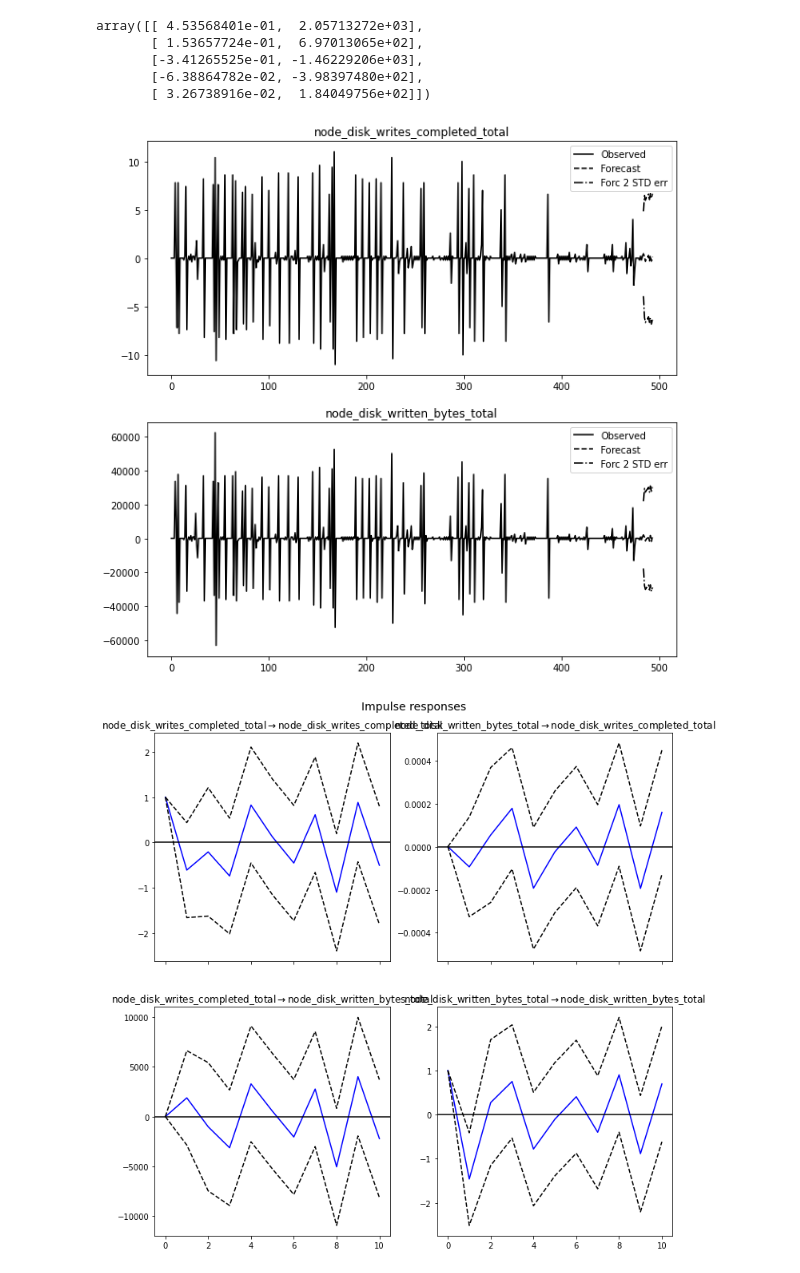
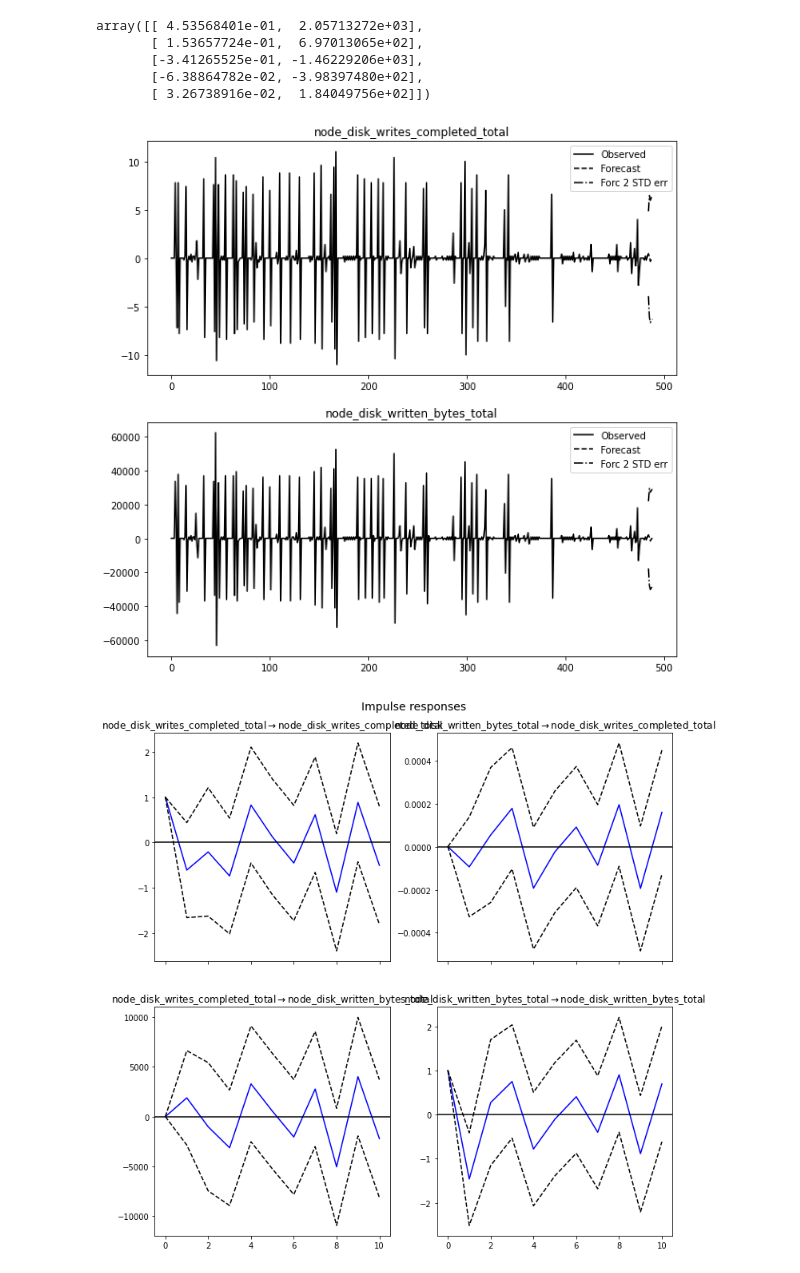
Before and after one commit to ole2252/FMS-AD, a Jupyter notebook: Framework.ipynb, the cells around one changed output. Drawn from its saved outputs; the diff is of its cells as text; code cells hidden in the pictures.

```diff
--- a/Framework.ipynb
+++ b/Framework.ipynb
@@ -372,7 +371,7 @@ data = (processed_df[['node_disk_writes_completed_total', 'node_disk_written_byt
 # model = VAR(np.asarray(data))
 model = VAR(data)
 # %%
-results = model.fit()
+results = model.fit(2)
 # %%
 results.summary()
 # %% [output]
@@ -411,7 +411,9 @@ model.select_order(15)
 results = model.fit(maxlags=25, ic='aic')
 # %%
 lag_order = results.k_ar
-results.forecast(data.values[-lag_order:], 5)
+# forcast n timesteps
+n = 5
+results.forecast(data.values[-lag_order:], n)
 # %% [output]
 array([[ 4.53568401e-01,  2.05713272e+03],
        [ 1.53657724e-01,  6.97013065e+02],
@@ -419,7 +421,7 @@ array([[ 4.53568401e-01,  2.05713272e+03],
        [-6.38864782e-02, -3.98397480e+02],
        [ 3.26738916e-02,  1.84049756e+02]])
 # %%
-results.plot_forecast(10)
+results.plot_forecast(n)
 plt.show()
 # %% [output]
-[figure, old version]
+[figure, new version]
```
Also changed, not shown: parts of 11 cells of this notebook.
